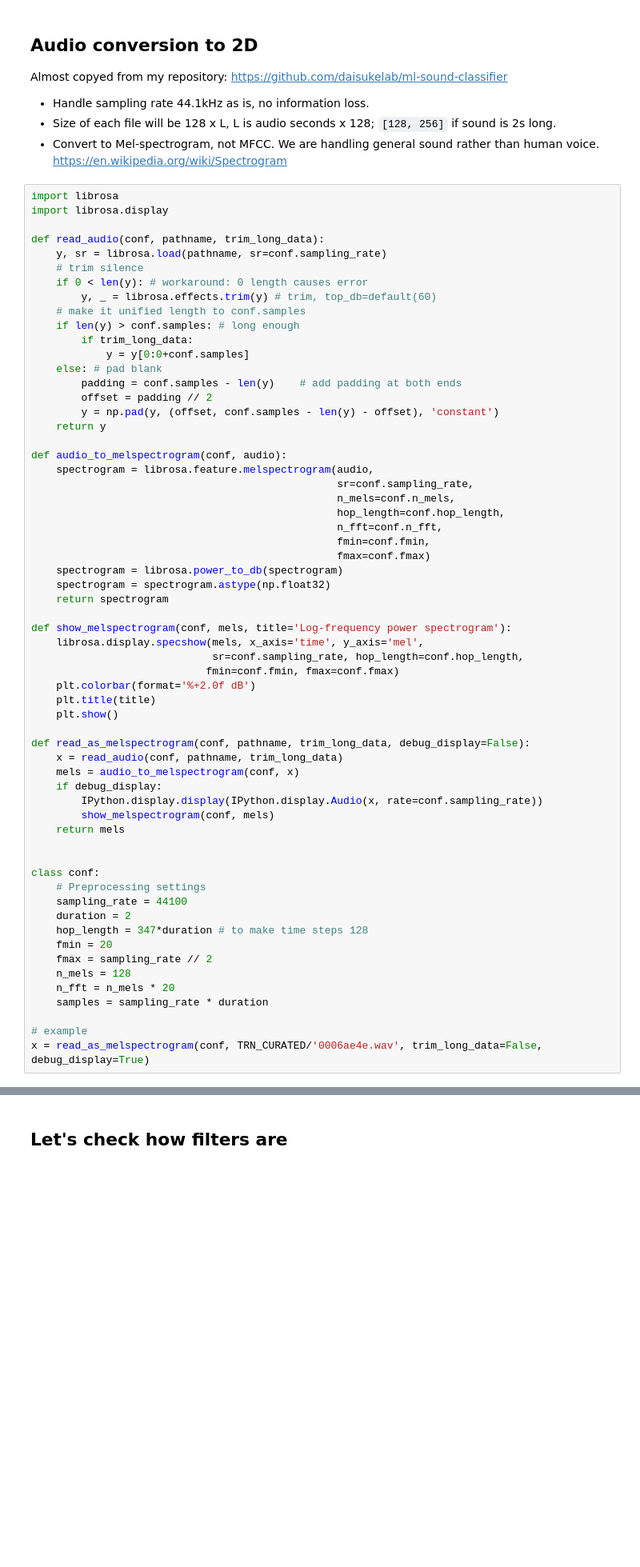
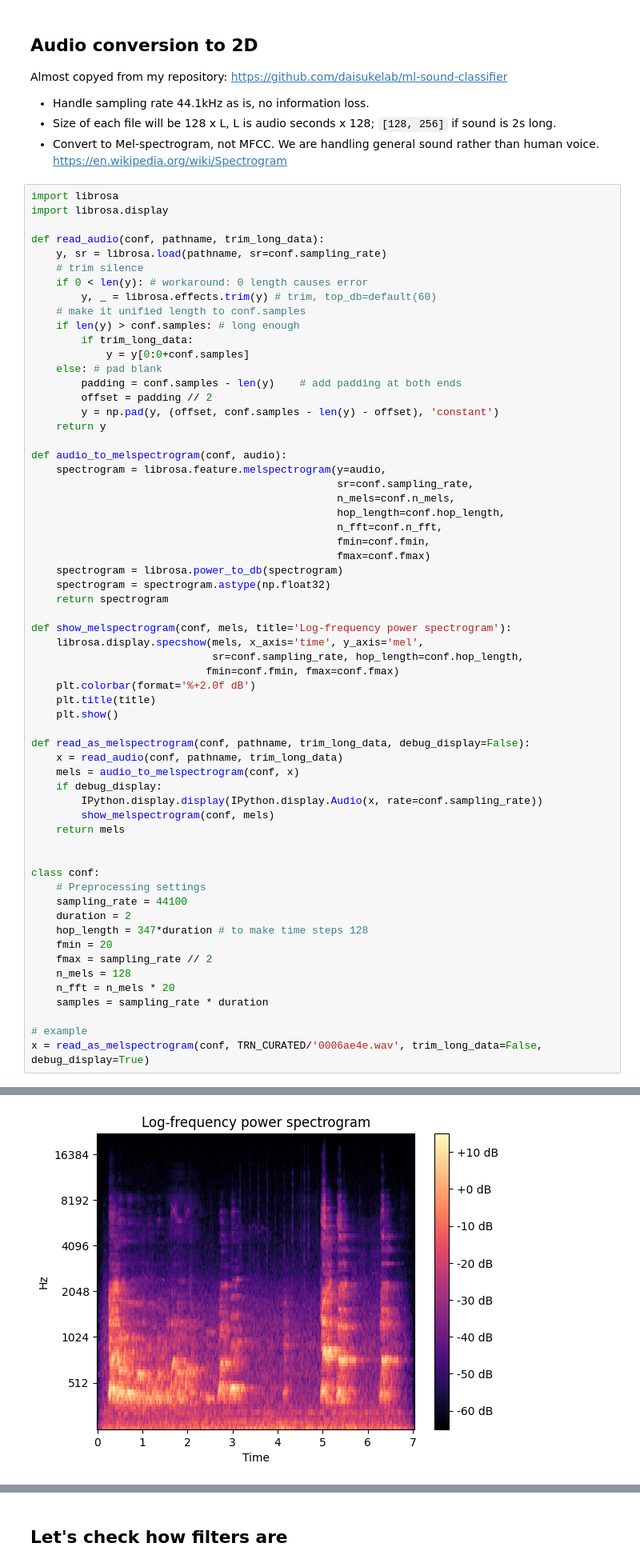
Before and after one commit to jtv199/audio-ML-2025, a Jupyter notebook: cnn-2d-basic-solution-powered-by-fast-ai.ipynb, the cells around one changed output, grey strips where cells are left out. Shown at 80% size. Cells and saved outputs as stored; diff of their text form; blank space fills up the shorter version.

```diff
--- a/cnn-2d-basic-solution-powered-by-fast-ai.ipynb
+++ b/cnn-2d-basic-solution-powered-by-fast-ai.ipynb
@@ -98,7 +98,7 @@ def read_audio(conf, pathname, trim_long_data):
     return y
 
 def audio_to_melspectrogram(conf, audio):
-    spectrogram = librosa.feature.melspectrogram(audio,
+    spectrogram = librosa.feature.melspectrogram(y=audio,
                                                  sr=conf.sampling_rate,
                                                  n_mels=conf.n_mels,
                                                  hop_length=conf.hop_length,
@@ -144,3 +144,4 @@ TypeError: melspectrogram() takes 0 positional arguments but 1 positional argume
+[figure, added]
 # %% [markdown]
 ## Making 2D mel-spectrogram data as 2D 3ch images
 
```
Also changed, not shown: parts of 2 cells of this notebook, 2 other files.
